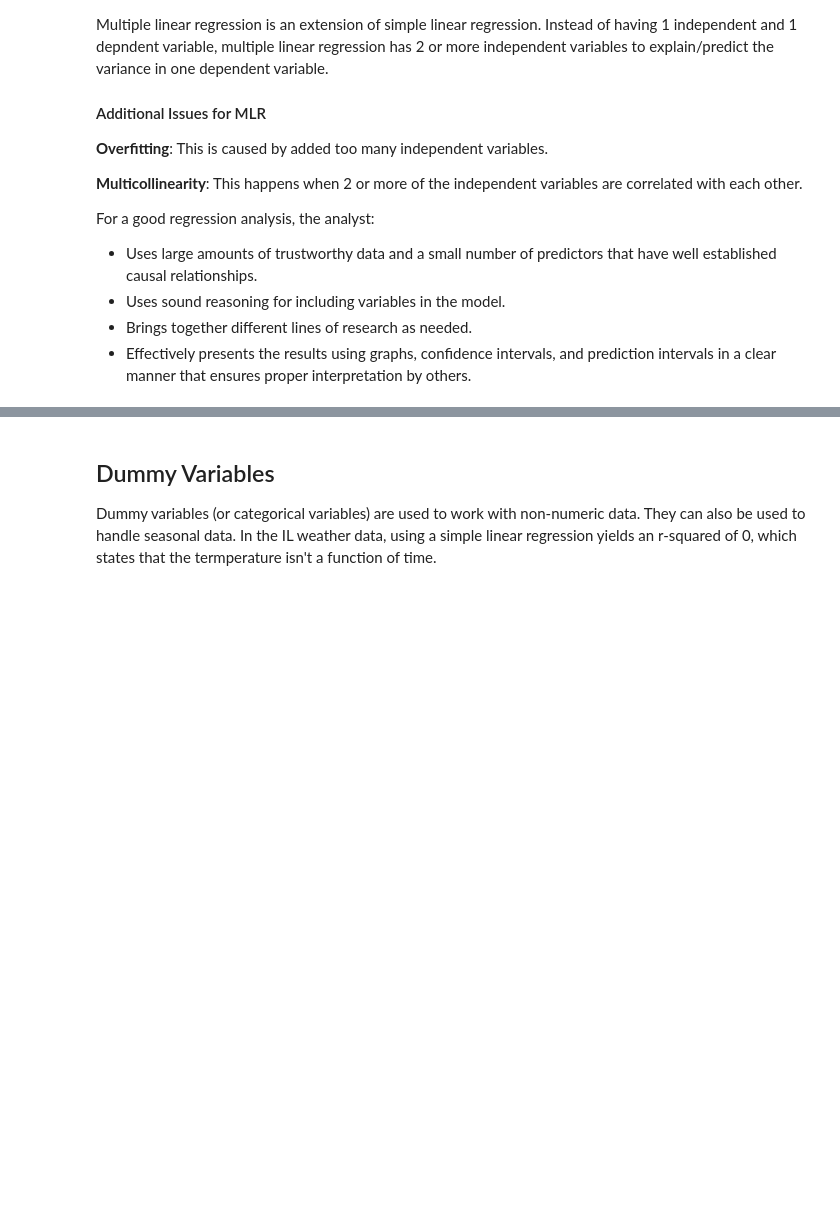
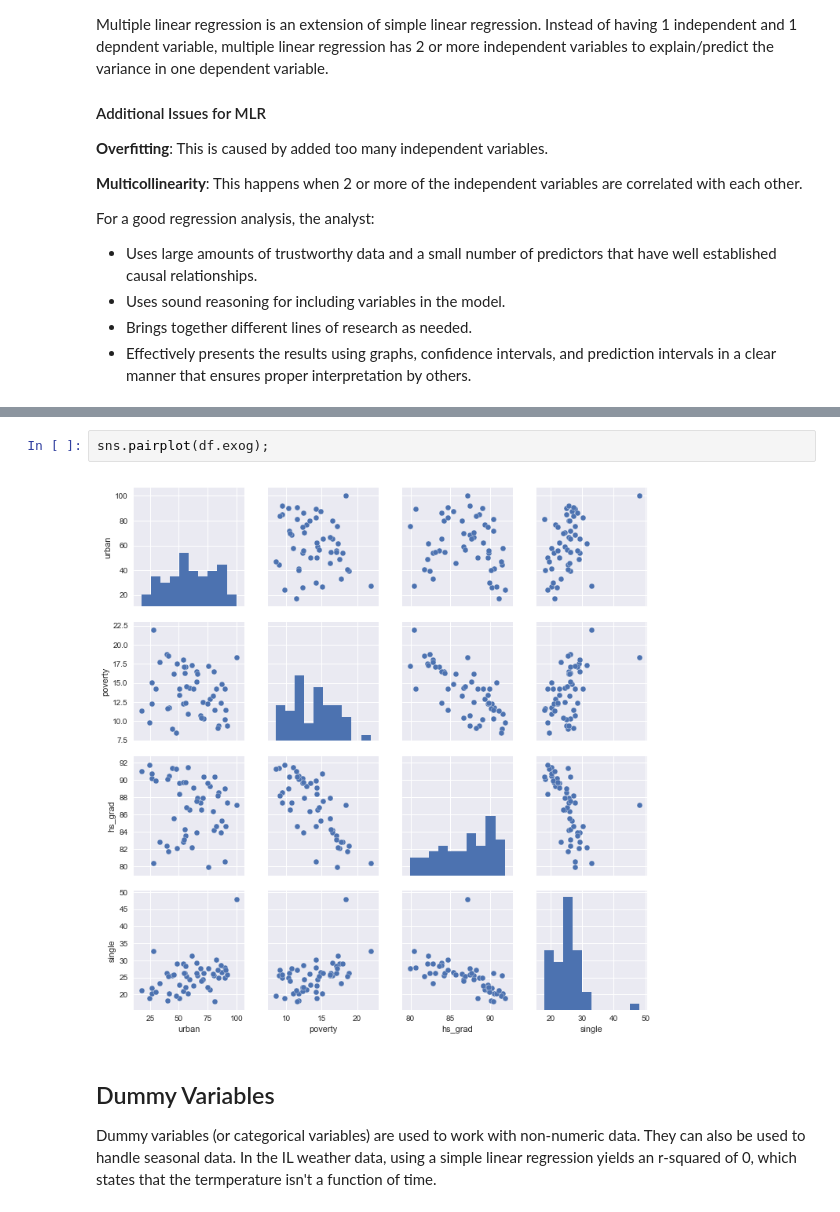
Before and after one commit to mbeale/time_series, a Jupyter notebook: Regression Analysis.ipynb, the cells around one changed output, grey strips where cells are left out. Drawn from its saved outputs; the diff is of its cells as text; blank space fills up the shorter version.

```diff
--- a/Regression Analysis.ipynb
+++ b/Regression Analysis.ipynb
@@ -405,3 +472,7 @@ OLS Regression Results
+# %%
+sns.pairplot(df.exog);
+# %% [output]
+[figure, added]
 # %% [markdown]
 ## Dummy Variables
 
```
Also changed, not shown: parts of 35 cells of this notebook.
